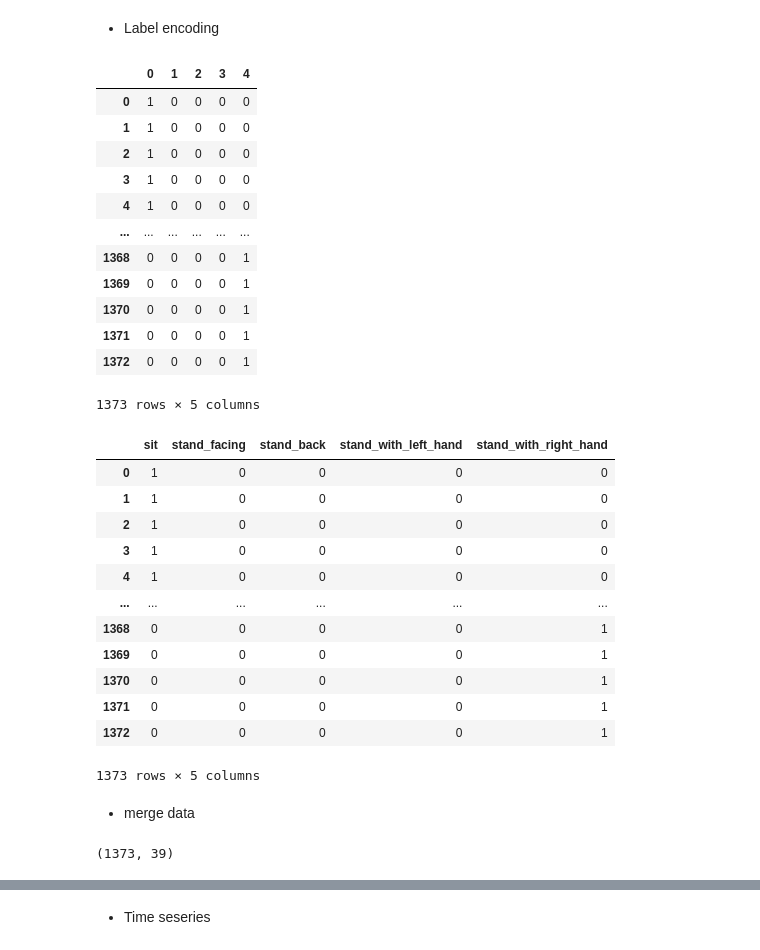
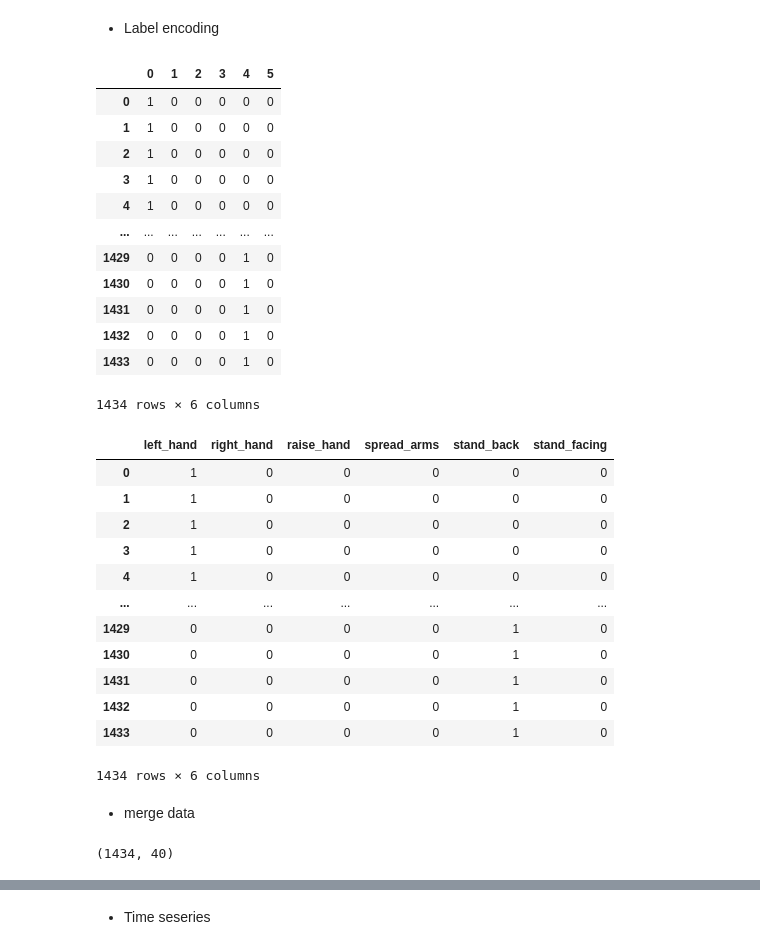
Before and after one commit to suurii/PreProject, a Jupyter notebook: MultiNN_humen_action_classification.ipynb, the cells around one changed output, grey strips where cells are left out. Drawn from its saved outputs; the diff is of its cells as text; code cells hidden in the pictures.

```diff
--- a/MultiNN_humen_action_classification.ipynb
+++ b/MultiNN_humen_action_classification.ipynb
@@ -24,19 +24,20 @@ drive.mount('/content/drive')
 # %% [output]
 Drive already mounted at /content/drive; to attempt to forcibly remount, call drive.mount("/content/drive", force_remount=True).
 # %%
-filename = ['sit.csv','stand_facing.csv','stand_back.csv','stand_with_left_hand.csv','stand_with_right_hand.csv']
+filename = ['left_hand.csv','right_hand.csv','raise_hand.csv','spread_arms.csv','stand_facing.csv','stand_back.csv']
 folder = '/content/drive/My Drive/data_prepj/'
 
 if Path(folder+filename[0]).is_file():
-  sit = pd.read_csv(folder+filename[0],header=0)
-  stand_facing = pd.read_csv(folder+filename[1],header=0)
-  stand_back = pd.read_csv(folder+filename[2],header=0)
-  stand_with_left_hand = pd.read_csv(folder+filename[3],header=0)
-  stand_with_right_hand = pd.read_csv(folder+filename[4],header=0)
+  left_hand = pd.read_csv(folder+filename[0],header=0)
+  right_hand = pd.read_csv(folder+filename[1],header=0)
+  raise_hand = pd.read_csv(folder+filename[2],header=0)
+  spread_arms = pd.read_csv(folder+filename[3],header=0)
+  stand_facing = pd.read_csv(folder+filename[4],header=0)
+  stand_back = pd.read_csv(folder+filename[5],header=0)
 else:
   print('something wrong with reading file')
 
-user = pd.concat([sit,stand_facing,stand_back,stand_with_left_hand,stand_with_right_hand])
+user = pd.concat([left_hand,right_hand,raise_hand,spread_arms,stand_facing,stand_back])
 # %%
 user
 # %% [output]
@@ -170,40 +171,40 @@ user_label = pd.DataFrame(bin_encoder.transform(np.array(user_d['label'])))
 # %%
 user_label
 # %% [output]
-|  | 0 | 1 | 2 | 3 | 4 |
-| 0 | 1 | 0 | 0 | 0 | 0 |
-| 1 | 1 | 0 | 0 | 0 | 0 |
-| 2 | 1 | 0 | 0 | 0 | 0 |
-| 3 | 1 | 0 | 0 | 0 | 0 |
-| 4 | 1 | 0 | 0 | 0 | 0 |
-| ... | ... | ... | ... | ... | ... |
-| 1368 | 0 | 0 | 0 | 0 | 1 |
-| 1369 | 0 | 0 | 0 | 0 | 1 |
-| 1370 | 0 | 0 | 0 | 0 | 1 |
-| 1371 | 0 | 0 | 0 | 0 | 1 |
-| 1372 | 0 | 0 | 0 | 0 | 1 |
+|  | 0 | 1 | 2 | 3 | 4 | 5 |
+| 0 | 1 | 0 | 0 | 0 | 0 | 0 |
+| 1 | 1 | 0 | 0 | 0 | 0 | 0 |
+| 2 | 1 | 0 | 0 | 0 | 0 | 0 |
+| 3 | 1 | 0 | 0 | 0 | 0 | 0 |
+| 4 | 1 | 0 | 0 | 0 | 0 | 0 |
+| ... | ... | ... | ... | ... | ... | ... |
+| 1429 | 0 | 0 | 0 | 0 | 1 | 0 |
+| 1430 | 0 | 0 | 0 | 0 | 1 | 0 |
+| 1431 | 0 | 0 | 0 | 0 | 1 | 0 |
+| 1432 | 0 | 0 | 0 | 0 | 1 | 0 |
+| 1433 | 0 | 0 | 0 | 0 | 1 | 0 |
-1373 rows × 5 columns
+1434 rows × 6 columns
 # %%
 # from keras.utils import to_categorical    # similar to one-hot encoding
 
 # user_labels = to_categorical(user_label)
 # %%
-user_label.columns = ['sit','stand_facing','stand_back','stand_with_left_hand','stand_with_right_hand']
+user_label.columns = ['left_hand','right_hand','raise_hand','spread_arms','stand_back','stand_facing']
 user_label
 # %% [output]
-|  | sit | stand_facing | stand_back | stand_with_left_hand | stand_with_right_hand |
-| 0 | 1 | 0 | 0 | 0 | 0 |
-| 1 | 1 | 0 | 0 | 0 | 0 |
-| 2 | 1 | 0 | 0 | 0 | 0 |
-| 3 | 1 | 0 | 0 | 0 | 0 |
-| 4 | 1 | 0 | 0 | 0 | 0 |
-| ... | ... | ... | ... | ... | ... |
-| 1368 | 0 | 0 | 0 | 0 | 1 |
-| 1369 | 0 | 0 | 0 | 0 | 1 |
-| 1370 | 0 | 0 | 0 | 0 | 1 |
-| 1371 | 0 | 0 | 0 | 0 | 1 |
-| 1372 | 0 | 0 | 0 | 0 | 1 |
+|  | left_hand | right_hand | raise_hand | spread_arms | stand_back | stand_facing |
+| 0 | 1 | 0 | 0 | 0 | 0 | 0 |
+| 1 | 1 | 0 | 0 | 0 | 0 | 0 |
+| 2 | 1 | 0 | 0 | 0 | 0 | 0 |
+| 3 | 1 | 0 | 0 | 0 | 0 | 0 |
+| 4 | 1 | 0 | 0 | 0 | 0 | 0 |
+| ... | ... | ... | ... | ... | ... | ... |
+| 1429 | 0 | 0 | 0 | 0 | 1 | 0 |
+| 1430 | 0 | 0 | 0 | 0 | 1 | 0 |
+| 1431 | 0 | 0 | 0 | 0 | 1 | 0 |
+| 1432 | 0 | 0 | 0 | 0 | 1 | 0 |
+| 1433 | 0 | 0 | 0 | 0 | 1 | 0 |
-1373 rows × 5 columns
+1434 rows × 6 columns
 # %% [markdown]
 - merge data
 # %%
@@ -214,7 +215,7 @@ user_norm = pd.merge(user_norm,user_label,left_index=True,right_index=True)
 # %%
 user_norm.shape
 # %% [output]
-(1373, 39)
+(1434, 40)
 # %%
 import plotly.graph_objects as go
 
```
Also changed, not shown: parts of 16 cells of this notebook.
